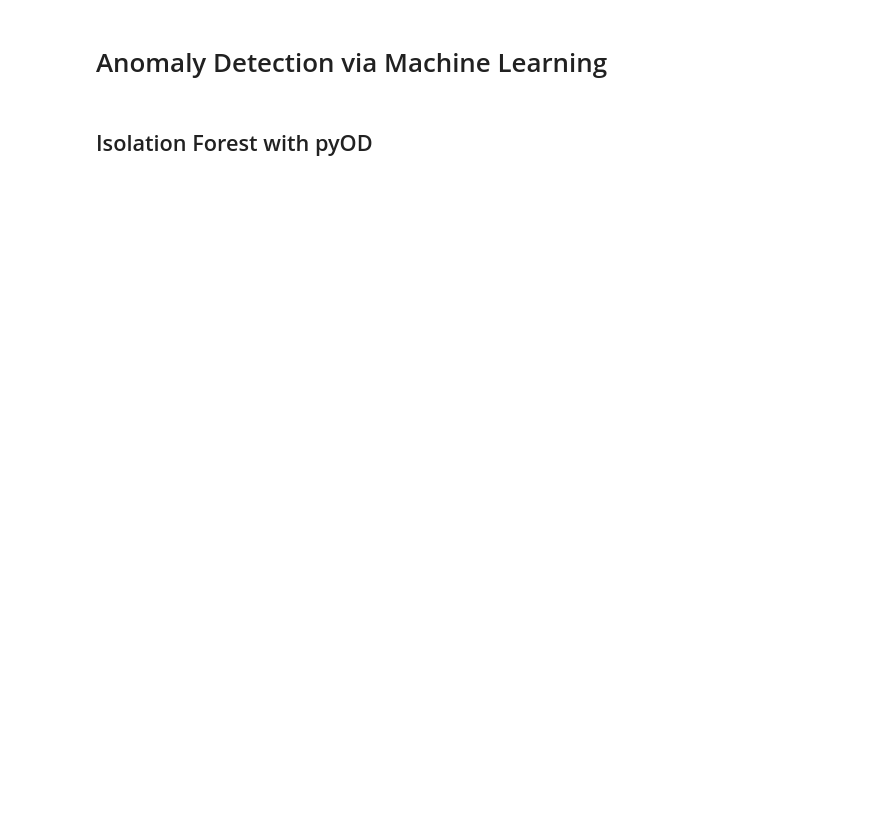
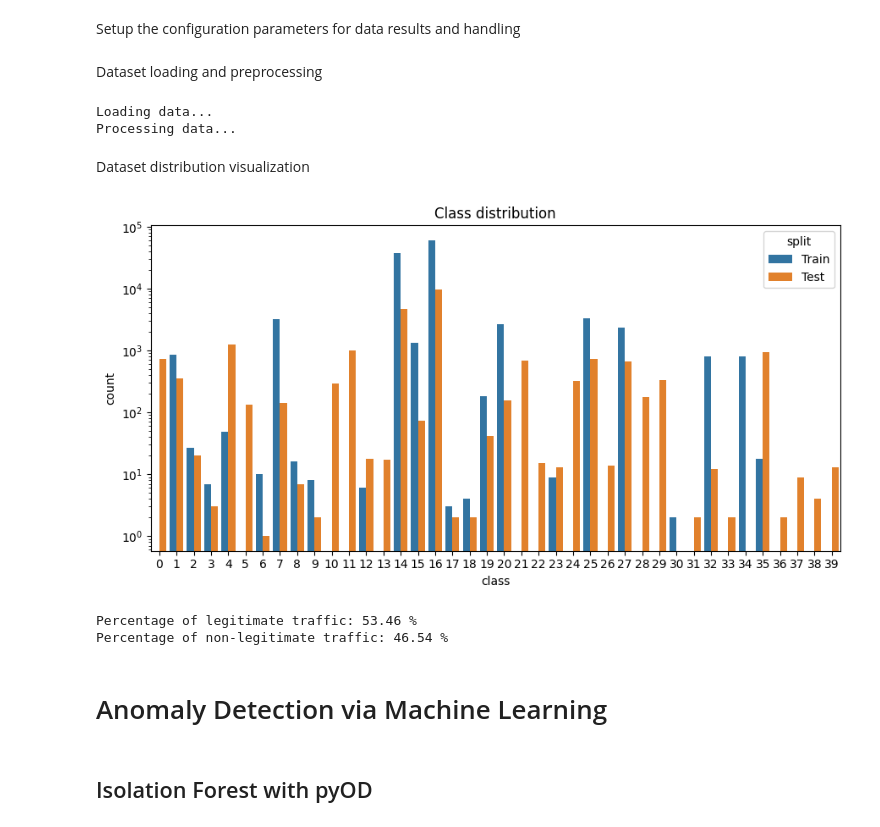
Before and after one commit to jmpr0/practical-nids, a Jupyter notebook: 01_anomaly_detection.ipynb, the cells around one changed output. Drawn from its saved outputs; the diff is of its cells as text; code cells hidden in the pictures; blank space fills up the shorter version.

```diff
--- a/01_anomaly_detection.ipynb
+++ b/01_anomaly_detection.ipynb
@@ -869,0 +67,2 @@ ROC Partial AUC Score: 0.5153
+# %% [markdown]
+Setup the configuration parameters for data results and handling
@@ -870,3 +76,53 @@ ROC Partial AUC Score: 0.5153
+# %% [markdown]
+Dataset loading and preprocessing
+# %%
+import numpy as np
+
+# Load the dataset and preprocess it
+print("Loading data...")
+X_train, y_train, X_test, y_test, X_val, y_val = load_data(
+    dataset_name=dataset_name, validation_split=validation_split)
+
+print("Processing data...")
+X_train, y_train, X_test, y_test, X_val, y_val, encoded_legit_class = preprocess_data(
+    X_train, y_train, X_test, y_test, X_val, y_val,
+    dataset_name=dataset_name
+)
+
+# Filter out only the "normal" data points for training
+# This ensures the model learns from legitimate (non-anomalous) data
+X_train = X_train[np.where(y_train == encoded_legit_class)]
+if X_val is not None:
+  X_val = X_val[np.where(y_val == encoded_legit_class)]
+
+# Introduce noise to the training data (if applicable)
+# This helps with robustness and generalization in anomaly detection
+X_train_noise = np.random.normal(0, noise_std, X_train.shape)
+# %% [output]
+Loading data...
+Processing data...
+# %% [markdown]
+Dataset distribution visualization
+# %%
+import numpy as np, pandas as pd, seaborn as sns, matplotlib.pyplot as plt
+
+ct, nt = np.unique(y_train, return_counts=True); cv, nv = np.unique(y_test, return_counts=True)
+fig, ax = plt.subplots(figsize=(9,4.8))
+df = (pd.DataFrame({'class':np.r_[ct,cv],'count':np.r_[nt,nv],'split':['Train']*len(ct)+['Test']*len(cv)})
+        .pivot_table(index='class', columns='split', values='count', fill_value=0)
+        .stack().rename('count').reset_index())
+sns.barplot(data=df, x='class', y='count', hue='split', hue_order=['Train', 'Test'], ax=ax)
+ax.set_title('Class distribution')
+ax.set_yscale('log')
+plt.tight_layout()
+plt.show()
+
+print('Percentage of legitimate traffic: %.2f' % (sum([t == encoded_legit_class for t in y_train]) / len(y_train) * 100), '%')
+print('Percentage of non-legitimate traffic: %.2f' % (sum([t != encoded_legit_class for t in y_train]) / len(y_train) * 100), '%')
+# %% [output]
+[figure, added]
+Percentage of legitimate traffic: 53.46 %
+Percentage of non-legitimate traffic: 46.54 %
 # %% [markdown]
 # Anomaly Detection via Machine Learning
 # %% [markdown]
```
Also changed, not shown: parts of 72 cells of this notebook, 7 other files.
